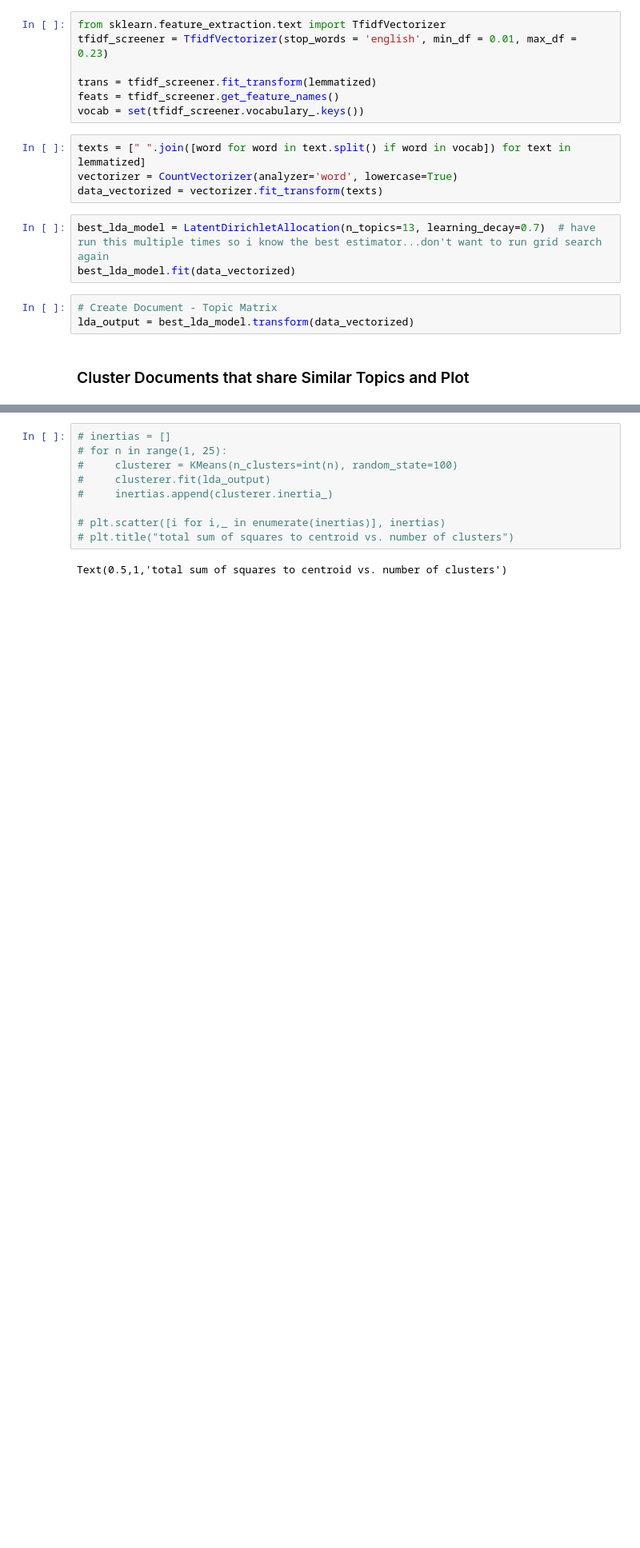
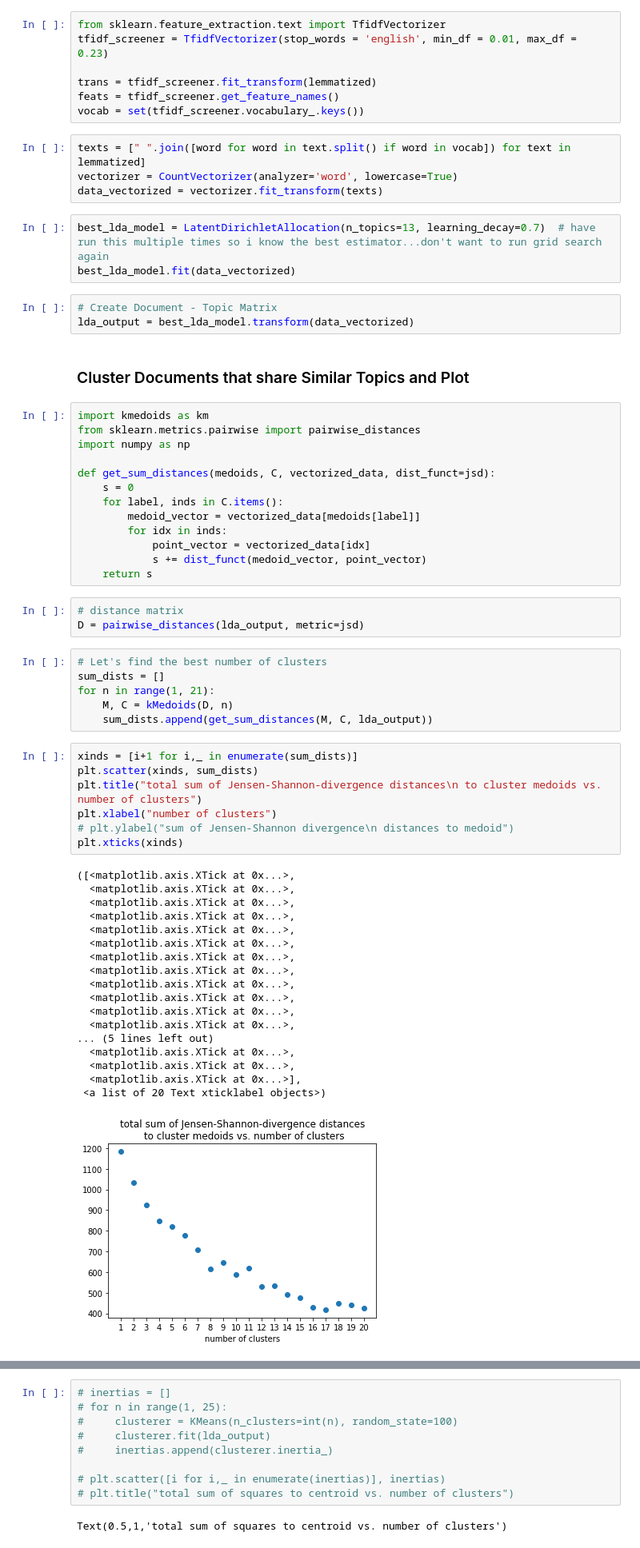
Before and after one commit to salbro/ae_project, a Jupyter notebook: spa_clustering.ipynb, the cells around one changed output, grey strips where cells are left out. Shown at 80% size. Drawn from its saved outputs; the diff is of its cells as text; blank space fills up the shorter version.

```diff
--- a/spa_clustering.ipynb
+++ b/spa_clustering.ipynb
@@ -86,3 +151,51 @@ best_lda_model.fit(data_vectorized)
 lda_output = best_lda_model.transform(data_vectorized)
 # %% [markdown]
 ### Cluster Documents that share Similar Topics and Plot
+# %%
+import kmedoids as km
+from sklearn.metrics.pairwise import pairwise_distances
+import numpy as np
+
+def get_sum_distances(medoids, C, vectorized_data, dist_funct=jsd):
+    s = 0
+    for label, inds in C.items():
+        medoid_vector = vectorized_data[medoids[label]]
+        for idx in inds:
+            point_vector = vectorized_data[idx]
+            s += dist_funct(medoid_vector, point_vector)
+    return s
+# %%
+# distance matrix
+D = pairwise_distances(lda_output, metric=jsd)
+# %%
+# Let's find the best number of clusters
+sum_dists = []
+for n in range(1, 21):
+    M, C = kMedoids(D, n)
+    sum_dists.append(get_sum_distances(M, C, lda_output))
+# %%
+xinds = [i+1 for i,_ in enumerate(sum_dists)]
+plt.scatter(xinds, sum_dists)
+plt.title("total sum of Jensen-Shannon-divergence distances\n to cluster medoids vs. number of clusters")
+plt.xlabel("number of clusters")
+# plt.ylabel("sum of Jensen-Shannon divergence\n distances to medoid")
+plt.xticks(xinds)
+# %% [output]
+([<matplotlib.axis.XTick at 0x...>,
+  <matplotlib.axis.XTick at 0x...>,
+  <matplotlib.axis.XTick at 0x...>,
+  <matplotlib.axis.XTick at 0x...>,
+  <matplotlib.axis.XTick at 0x...>,
+  <matplotlib.axis.XTick at 0x...>,
+  <matplotlib.axis.XTick at 0x...>,
+  <matplotlib.axis.XTick at 0x...>,
+  <matplotlib.axis.XTick at 0x...>,
+  <matplotlib.axis.XTick at 0x...>,
+  <matplotlib.axis.XTick at 0x...>,
+  <matplotlib.axis.XTick at 0x...>,
+... (5 lines left out)
+  <matplotlib.axis.XTick at 0x...>,
+  <matplotlib.axis.XTick at 0x...>,
+  <matplotlib.axis.XTick at 0x...>],
+ <a list of 20 Text xticklabel objects>)
+[figure, added]
```
Also changed, not shown: parts of 15 cells of this notebook, 5 other files.
